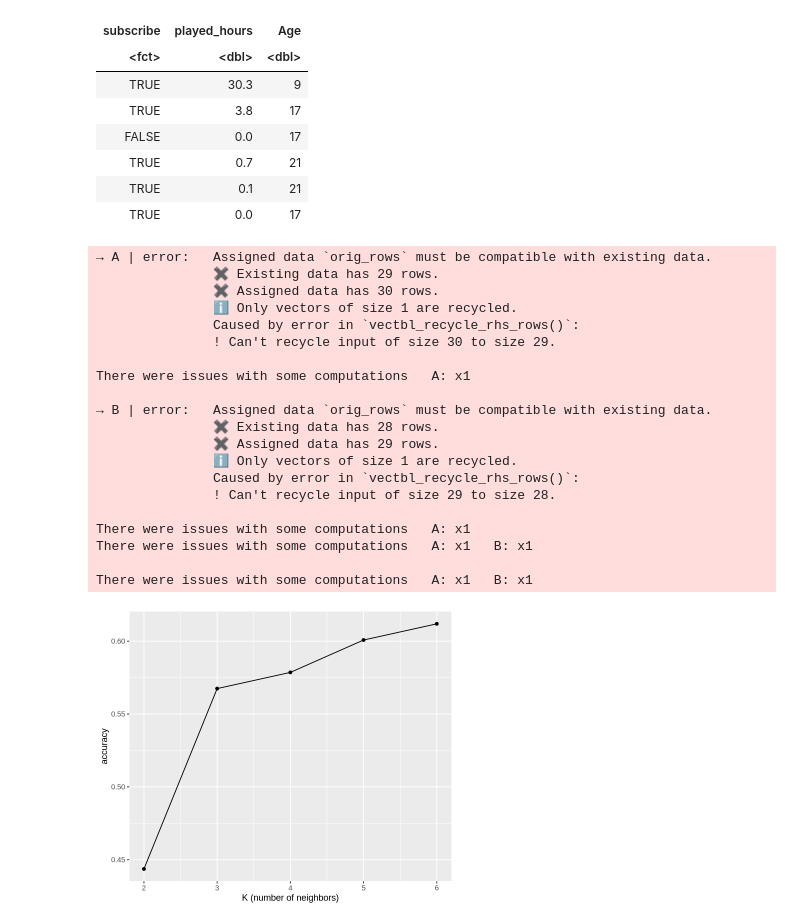
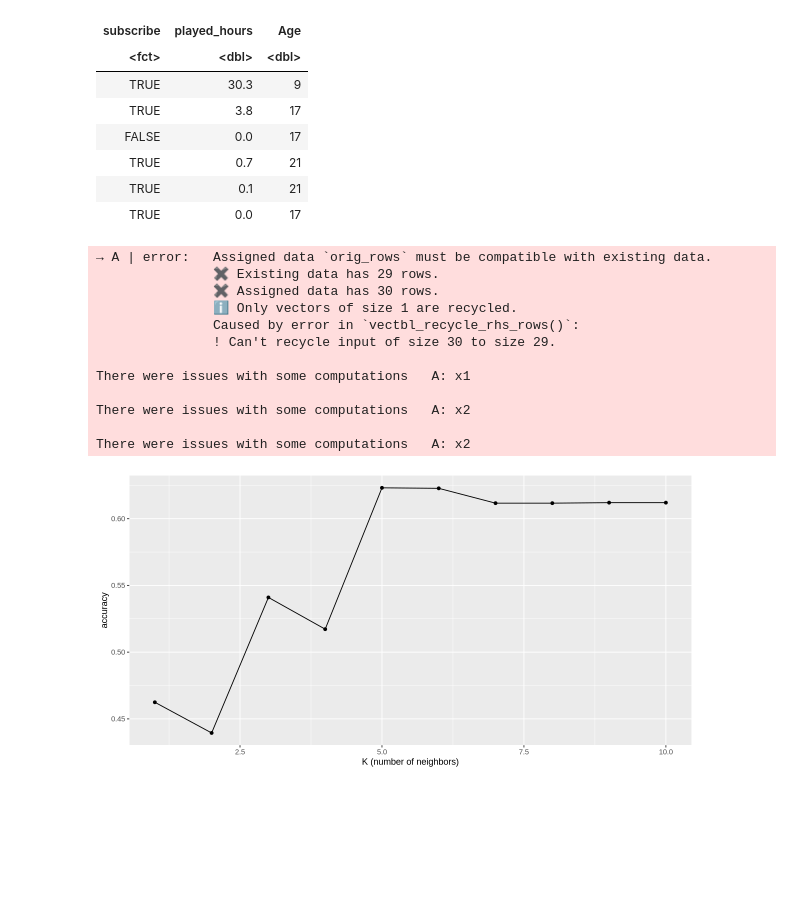
Before and after one commit to svipond2/dscigroupproject2, a Jupyter notebook: project2.ipynb, the cells around one changed output. Drawn from its saved outputs; the diff is of its cells as text; code cells hidden in the pictures; blank space fills up the shorter version.

Commit message:
k plot 1:10

```diff
--- a/project2.ipynb
+++ b/project2.ipynb
@@ -226,8 +226,8 @@ testing_set <- testing(players_split)
 #knn classification using age and played_hours
 
 
-options(repr.plot.height = 5, repr.plot.width = 6)
-knn_recipe<-recipe(subscribe~Age+played_hours, data=training_set)|>
+options(repr.plot.height = 5, repr.plot.width = 10)
+knn_recipe<-recipe(subscribe~ Age + played_hours, data=training_set)|>
     step_scale(all_predictors())|>
     step_center(all_predictors())
 
@@ -239,42 +239,34 @@ knn_workflow<-workflow()|>
     add_recipe(knn_recipe)|>
     add_model(knn_spec)
 
 knn_fold<-vfold_cv(training_set, v=5, strata=subscribe)
 
-k_values<-c(2,3,4,5,6)
+k_values<-c(1:10)
 
 tune_res<-knn_workflow|>
 tune_grid(resamples=knn_fold, grid=tibble(neighbors=k_values))
 
 metrics<-collect_metrics(tune_res)
 
 cross_val_plot<-metrics|>
 filter(.metric=="accuracy")|>
 ggplot(aes(x=neighbors, y=mean))+
 geom_point()+
 geom_line()+
 labs(x= "K (number of neighbors)", y="accuracy")
 
 cross_val_plot
 # %% [output]
 → A | error:   Assigned data `orig_rows` must be compatible with existing data.
                ✖ Existing data has 29 rows.
                ✖ Assigned data has 30 rows.
                ℹ Only vectors of size 1 are recycled.
                Caused by error in `vectbl_recycle_rhs_rows()`:
                ! Can't recycle input of size 30 to size 29.
 
 There were issues with some computations   A: x1
 
-→ B | error:   Assigned data `orig_rows` must be compatible with existing data.
-               ✖ Existing data has 28 rows.
-               ✖ Assigned data has 29 rows.
-               ℹ Only vectors of size 1 are recycled.
-               Caused by error in `vectbl_recycle_rhs_rows()`:
-               ! Can't recycle input of size 29 to size 28.
+There were issues with some computations   A: x2
 
-There were issues with some computations   A: x1
-There were issues with some computations   A: x1   B: x1
-
-There were issues with some computations   A: x1   B: x1
+There were issues with some computations   A: x2
-[figure, old version]
+[figure, new version]
```
